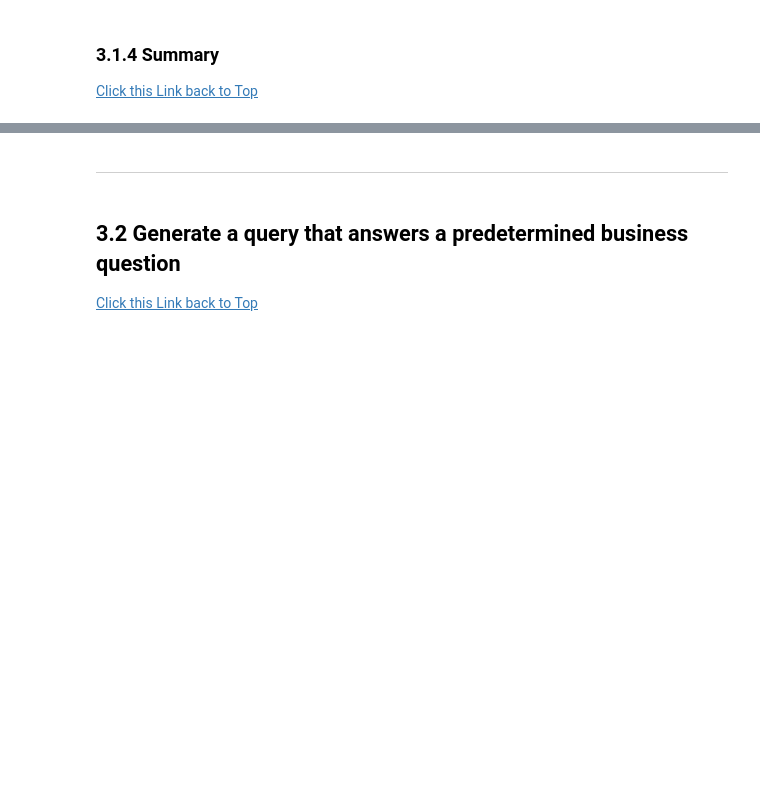
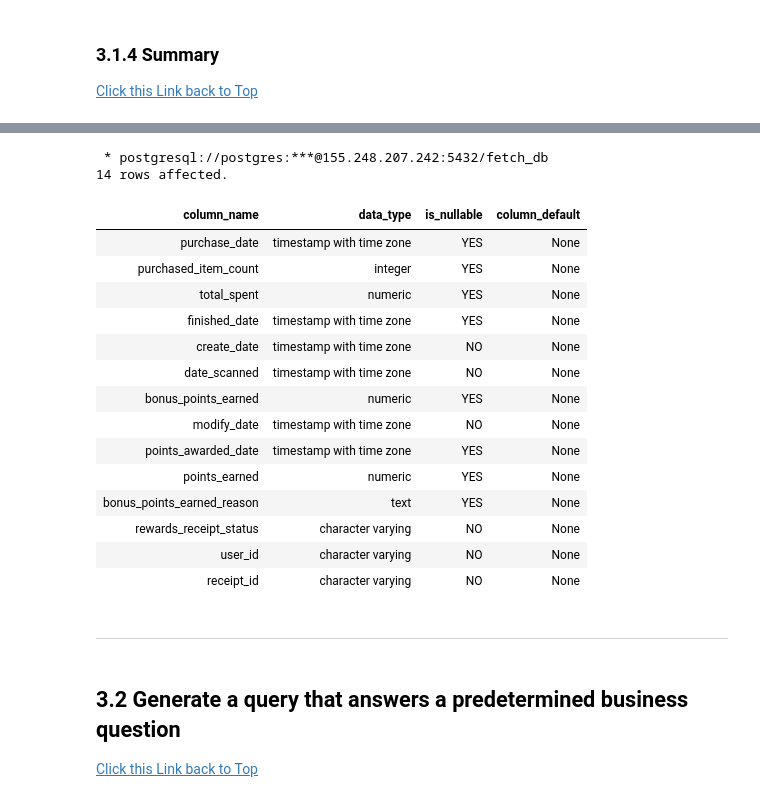
Before and after one commit to L3P3titPrince/015_FetchRewards_HW, a Jupyter notebook: src/FetchRewards_HW.ipynb, the cells around one changed output, grey strips where cells are left out. Cells and saved outputs as stored; diff of their text form; code cells hidden in the pictures; blank space fills up the shorter version.

```diff
--- a/src/FetchRewards_HW.ipynb
+++ b/src/FetchRewards_HW.ipynb
@@ -1010,3 +1314,26 @@ LIMIT 4;
+# %%
+%%sql
+SELECT column_name, data_type, is_nullable, column_default
+FROM information_schema.columns
+WHERE table_name = 'receipts';
+# %% [output]
+ * postgresql://postgres:***@155.248.207.242:5432/fetch_db
+14 rows affected.
+| column_name | data_type | is_nullable | column_default |
+| purchase_date | timestamp with time zone | YES | None |
+| purchased_item_count | integer | YES | None |
+| total_spent | numeric | YES | None |
+| finished_date | timestamp with time zone | YES | None |
+| create_date | timestamp with time zone | NO | None |
+| date_scanned | timestamp with time zone | NO | None |
+| bonus_points_earned | numeric | YES | None |
+| modify_date | timestamp with time zone | NO | None |
+| points_awarded_date | timestamp with time zone | YES | None |
+| points_earned | numeric | YES | None |
+| bonus_points_earned_reason | text | YES | None |
+| rewards_receipt_status | character varying | NO | None |
+| user_id | character varying | NO | None |
+| receipt_id | character varying | NO | None |
 # %% [markdown]
 -----------------------
 # %% [markdown]
```
Also changed, not shown: parts of 39 cells of this notebook, 9 other files.
